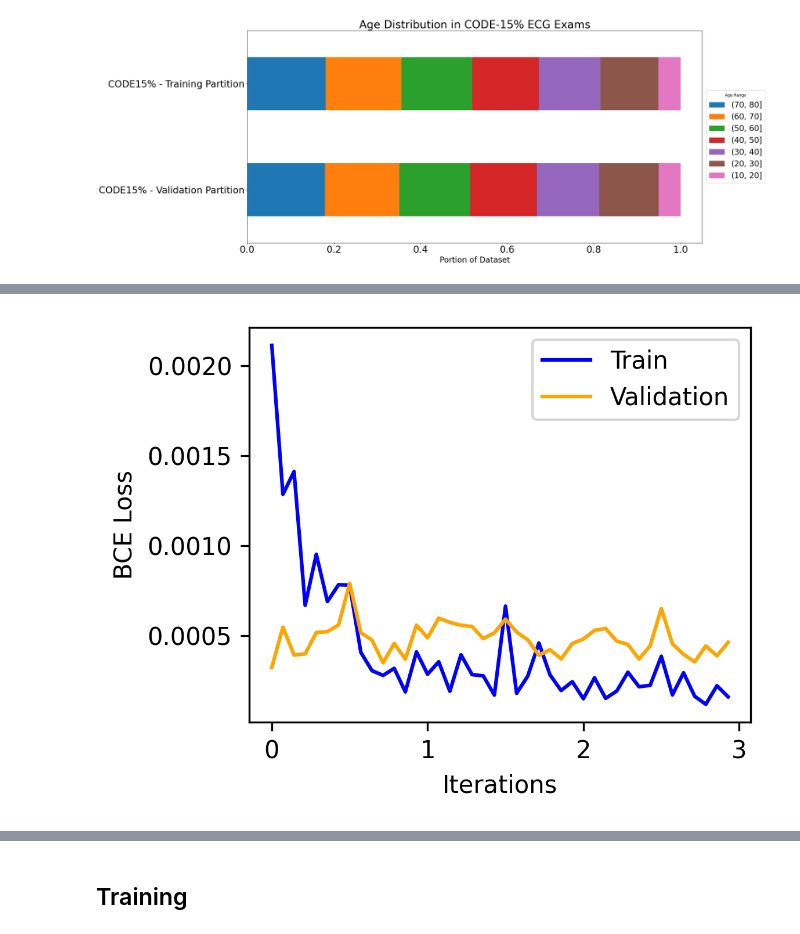
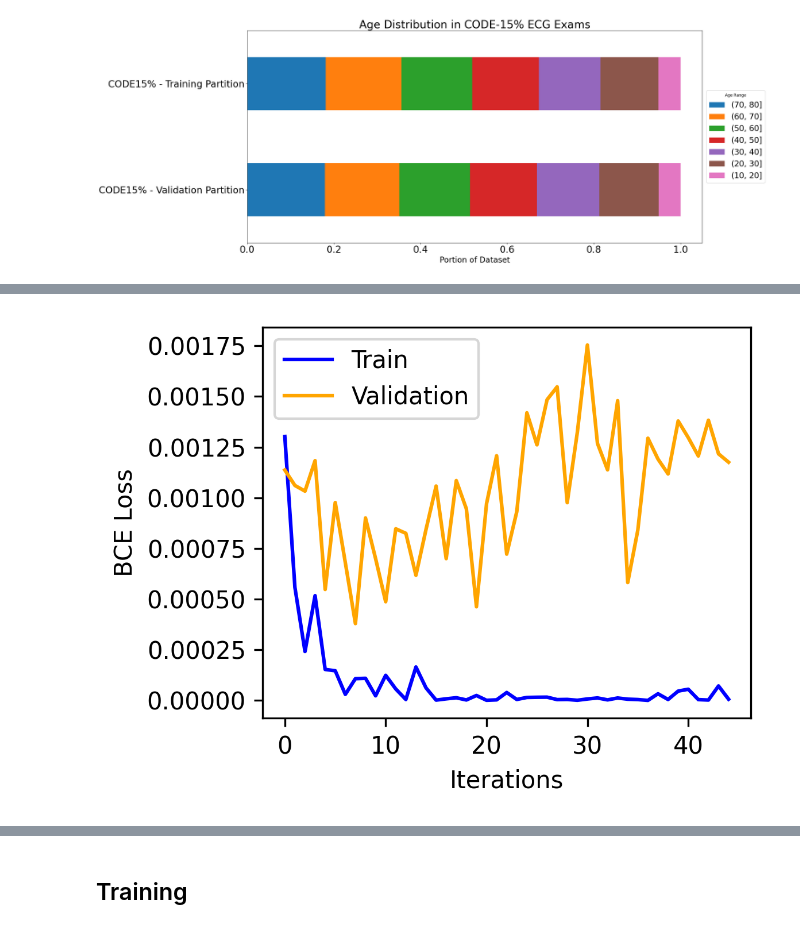
Before and after one commit to adityak714/toyproblem-af-classification, a Jupyter notebook: code15_af_classification.ipynb, the cells around one changed output, grey strips where cells are left out. Drawn from its saved outputs; the diff is of its cells as text; code cells hidden in the pictures.

```diff
--- a/code15_af_classification.ipynb
+++ b/code15_af_classification.ipynb
@@ -88,18 +97,18 @@ plt.show()
 # %%
-d = pd.read_csv("1667033-results-partwise-lr0.0001-ep8-exams14.csv")
+d = pd.read_csv("runs_centralized/1380173-results-partwise-lr1e-05-ep20-exams10.csv")
 
 fig2 = plt.figure(figsize=(4,3), dpi=300)
 ax2 = fig2.add_subplot()
 #ax2.set_title("Train-Validation Loss Curves - CODE-15% Centralized Training")
 ax2.set_xlabel("Iterations")
 ax2.set_ylabel("BCE Loss")
-ax2.plot(d["epoch"]/14, d["train_loss"], color="blue", label="Train")
-ax2.plot(d["epoch"]/14, d["valid_loss"], color="orange", label="Validation")
+ax2.plot(d["epoch"], d["train_loss"], color="blue", label="Train")
+ax2.plot(d["epoch"], d["valid_loss"], color="orange", label="Validation")
 ax2.legend(loc="best")
 fig2.tight_layout()
 plt.show()
 # %% [output]
-[figure, old version]
+[figure, new version]
 # %%
 fig2 = plt.figure(figsize=(4,3), dpi=300)
 ax2 = fig2.add_subplot()
```
Also changed, not shown: parts of 6 cells of this notebook, 4 other files.
